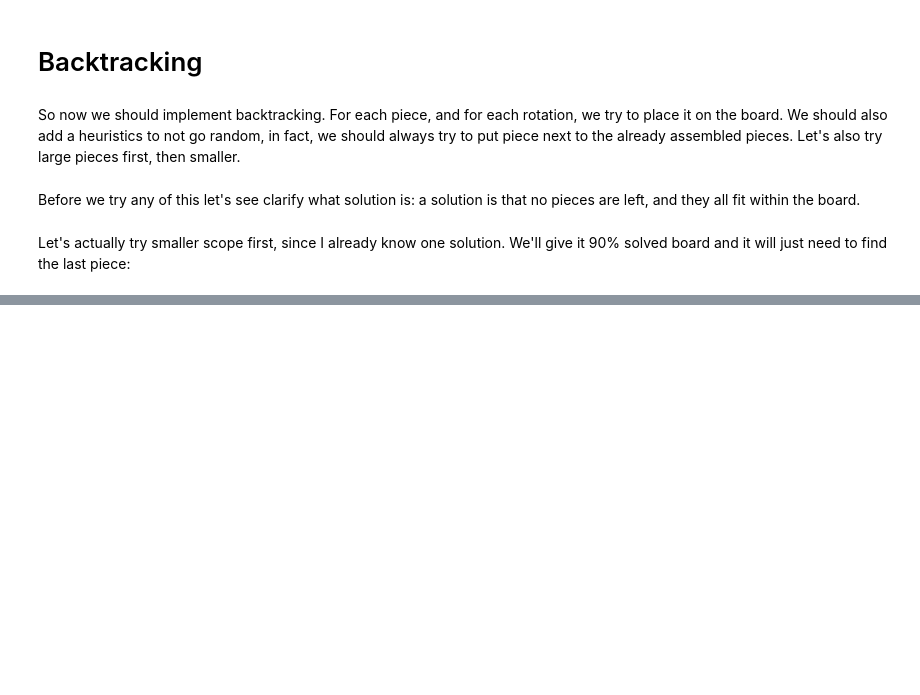
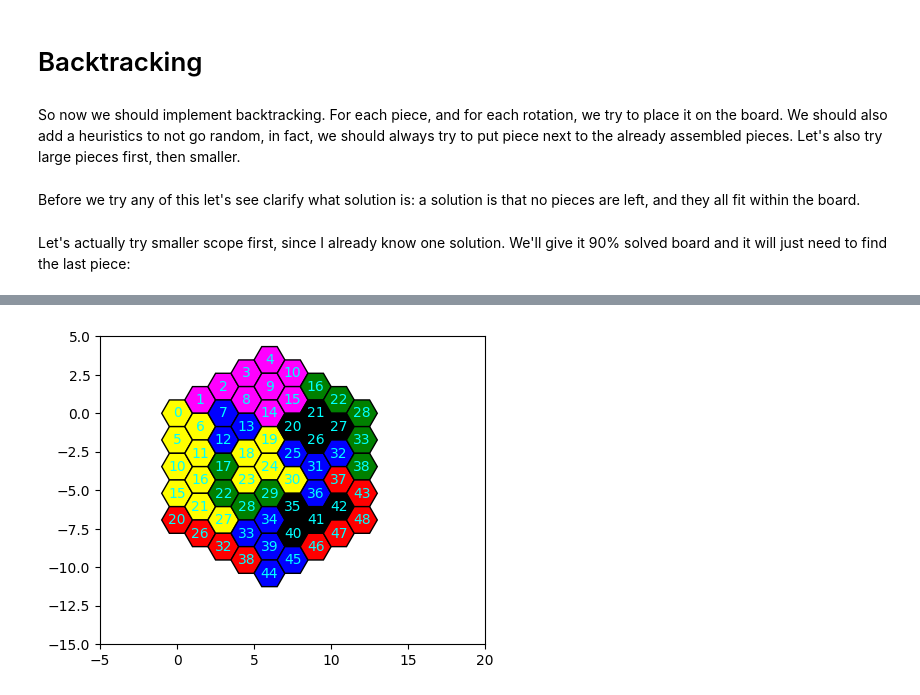
Before and after one commit to nesaboz/hexagon-puzzle, a Jupyter notebook: main.ipynb, the cells around one changed output, grey strips where cells are left out. Saved outputs shown, nothing was run; the diff lists cells and outputs as text; code cells hidden in the pictures; blank space fills up the shorter version.

```diff
--- a/main.ipynb
+++ b/main.ipynb
@@ -212,0 +160,4 @@ NameError: name 'generate_candidates' is not defined
+# %%
+solutions[1].draw()
+# %% [output]
+[figure, added]
```
Also changed, not shown: parts of 12 cells of this notebook, 1 other file.
